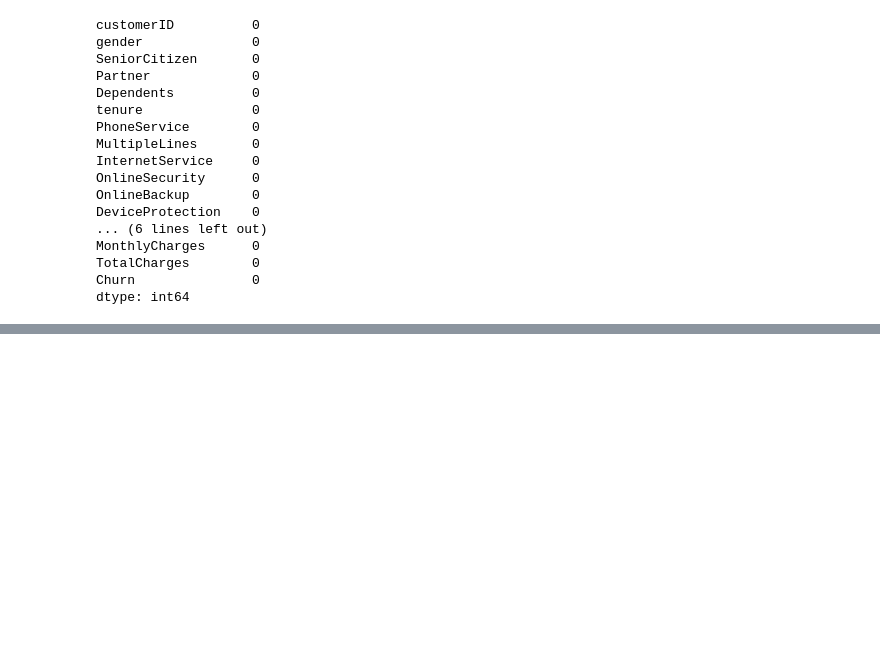
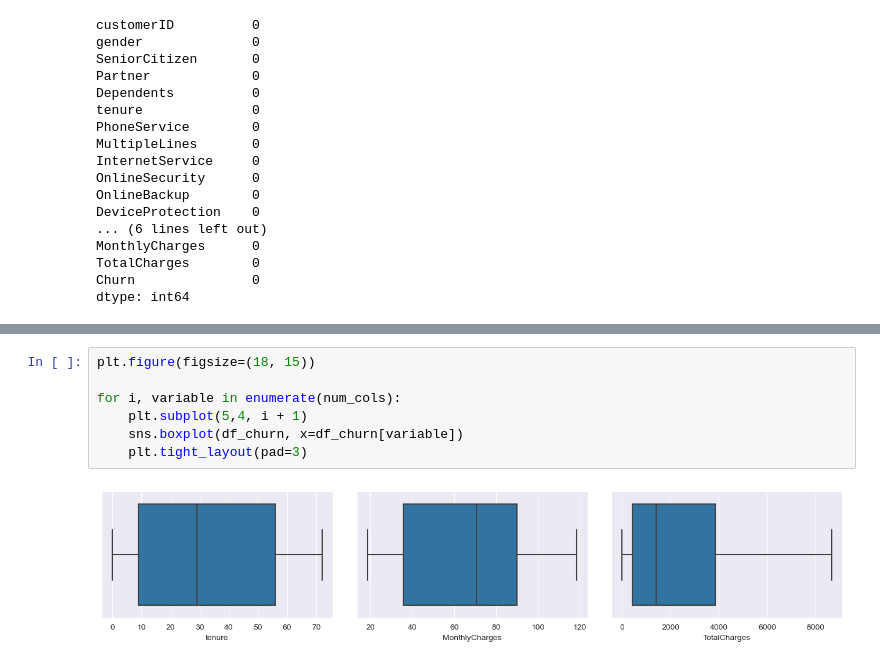
Before and after one commit to damzking/telco_churn-, a Jupyter notebook: LP2_telco_churn.ipynb, the cells around one changed output, grey strips where cells are left out. Drawn from its saved outputs; the diff is of its cells as text; blank space fills up the shorter version.

```diff
--- a/LP2_telco_churn.ipynb
+++ b/LP2_telco_churn.ipynb
@@ -654,0 +669,9 @@ dtype: int64
+# %%
+plt.figure(figsize=(18, 15))
+
+for i, variable in enumerate(num_cols):
+    plt.subplot(5,4, i + 1)
+    sns.boxplot(df_churn, x=df_churn[variable])
+    plt.tight_layout(pad=3)
+# %% [output]
+[figure, added]
```
Also changed, not shown: parts of 26 cells of this notebook.
